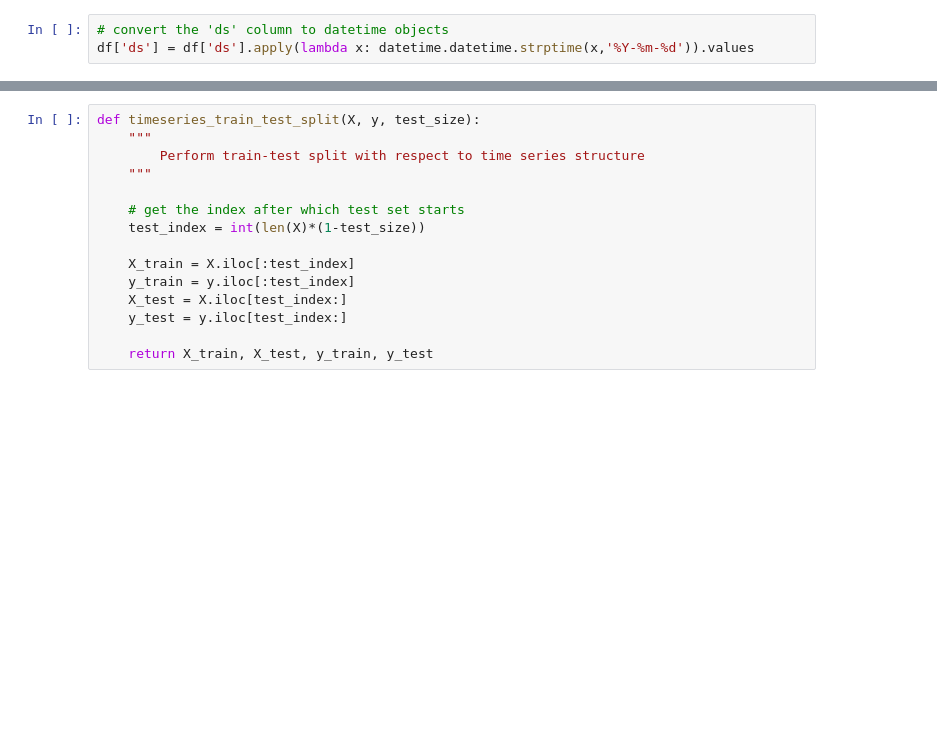
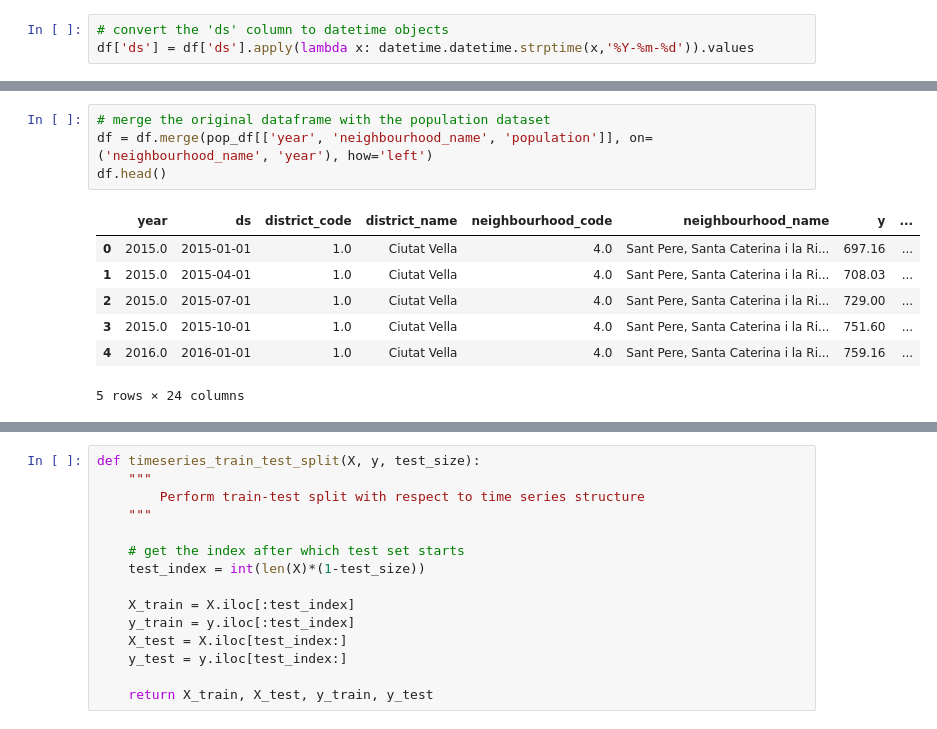
Before and after one commit to AntoniaVillarino/renting_airbnb_barcelona, a Jupyter notebook: prophet_model.ipynb, the cells around one changed output, grey strips where cells are left out. Cells and saved outputs as stored; diff of their text form; blank space fills up the shorter version.

```diff
--- a/prophet_model.ipynb
+++ b/prophet_model.ipynb
@@ -84,0 +99,12 @@ dtype: int64
+# %%
+# merge the original dataframe with the population dataset
+df = df.merge(pop_df[['year', 'neighbourhood_name', 'population']], on=('neighbourhood_name', 'year'), how='left')
+df.head()
+# %% [output]
+|  | year | ds | district_code | district_name | neighbourhood_code | neighbourhood_name | y | ... |
+| 0 | 2015.0 | 2015-01-01 | 1.0 | Ciutat Vella | 4.0 | Sant Pere, Santa Caterina i la Ri... | 697.16 | ... |
+| 1 | 2015.0 | 2015-04-01 | 1.0 | Ciutat Vella | 4.0 | Sant Pere, Santa Caterina i la Ri... | 708.03 | ... |
+| 2 | 2015.0 | 2015-07-01 | 1.0 | Ciutat Vella | 4.0 | Sant Pere, Santa Caterina i la Ri... | 729.00 | ... |
+| 3 | 2015.0 | 2015-10-01 | 1.0 | Ciutat Vella | 4.0 | Sant Pere, Santa Caterina i la Ri... | 751.60 | ... |
+| 4 | 2016.0 | 2016-01-01 | 1.0 | Ciutat Vella | 4.0 | Sant Pere, Santa Caterina i la Ri... | 759.16 | ... |
+5 rows × 24 columns
```
Also changed, not shown: parts of 21 cells of this notebook.
